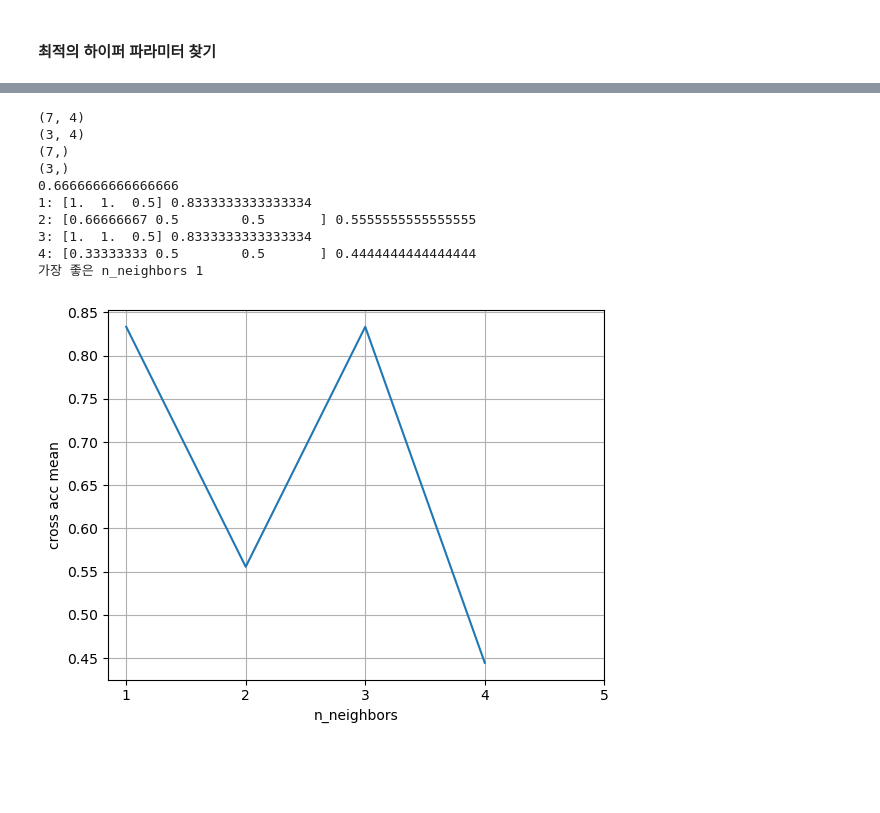
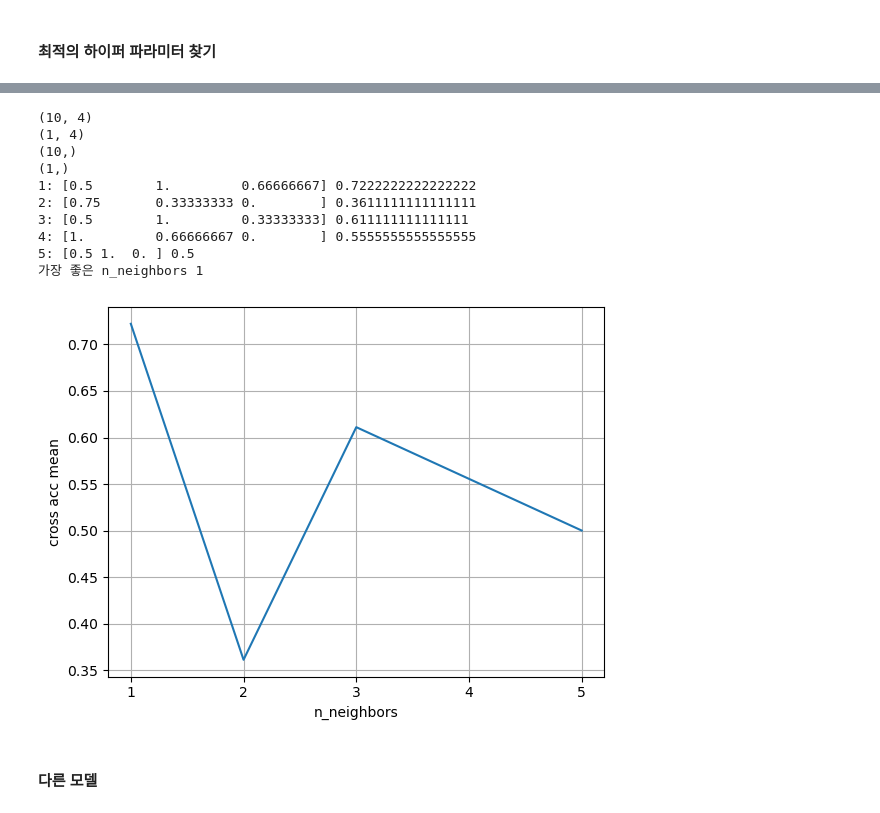
Before and after one commit to 2024-AISCHOOL-IOT/Doourbest, a Jupyter notebook: contrast/10경기를 통한 결과 예측.ipynb, the cells around one changed output, grey strips where cells are left out. Cells and saved outputs as stored; diff of their text form; code cells hidden in the pictures; blank space fills up the shorter version.

```diff
--- a/contrast/10경기 결과 예측.ipynb
+++ b/contrast/10경기를 통한 결과 예측.ipynb
@@ -148,11 +149,15 @@ from sklearn.model_selection import train_test_split, cross_val_score
 from sklearn.neighbors import KNeighborsClassifier # knn 분류 모델
 # %%
 # 문제와 답 (열 분리)
-X = df[['FG_PCT_H','FG_PCT_A','FG_PCT_H','FG_PCT_A']]
-y = df['HT_W']
+X = df[['FG_PCT_H','FG_PCT_A','FT_PCT_H','FT_PCT_A']]
+y = df['FT_W']
 # %%
 # 훈련셋과 테스트셋 분리 (행 분리)
-X_train, X_test, y_train, y_test = train_test_split(X, y, test_size=0.25, random_state=4)
+# X_train, X_test, y_train, y_test = train_test_split(X, y, test_size=0.25, random_state=4)
+X_train = X.iloc[1:,:]
+X_test = X.iloc[:1,:]
+y_train = y.iloc[1:]
+y_test = y.iloc[:1]
 print(X_train.shape)
 print(X_test.shape)
 print(y_train.shape)
@@ -213,7 +218,7 @@ ValueError: Expected n_neighbors <= n_samples_fit, but n_neighbors = 9, n_sample
 K_lst = []
 for k in range(1,6):
     knn_model = KNeighborsClassifier(n_neighbors=k)
-    knn_result = cross_val_score(knn_model, X_train, y_train, cv=5)
+    knn_result = cross_val_score(knn_model, X_train, y_train, cv=2)
     print(f'{k}:', knn_result, knn_result.mean())
     K_lst.append(knn_result.mean())
 print(f"가장 좋은 n_neighbors {K_lst.index(max(K_lst))+1}")
@@ -242,73 +247,79 @@ df1=data2[(data2['TEAM_ID_home']==1610612759)&(data2['TEAM_ID_away']==1610612764
 df2=data2[(data2['TEAM_ID_away']==1610612759)&(data2['TEAM_ID_home']==1610612764)]
 df_date=pd.concat([df1['GAME_DATE_EST'],df2['GAME_DATE_EST']]).sort_index(ascending=True)
 df_date
-
-df=pd.DataFrame({'GAME_DATE_EST':[],'HT_ID':[],'AT_ID':[],'FG_PCT_H':[],'FG_PCT_A':[],'FT_PCT_H':[],'FT_PCT_A':[],
-                 'HT_W':[]})
+# df=pd.DataFrame({'HT_ID':[],'AT_ID':[],'HTW':[]})
+df=pd.DataFrame({'GAME_DATE_EST':[],'FT_ID':[],'ST_ID':[],'FG_PCT_H':[],'FG_PCT_A':[],'FT_PCT_H':[],'FT_PCT_A':[],
+                 'FT_W':[]})
 cnt=0
 for date in df_date:
     if date in df1['GAME_DATE_EST'].values:
         df1_=df1[df1['GAME_DATE_EST']==date]
-        new = {'GAME_DATE_EST':date,'HT_ID':df1_['TEAM_ID_home'].values[0],'AT_ID':df1_['TEAM_ID_away'].values[0],
+        new = {'GAME_DATE_EST':date,'FT_ID':df1_['TEAM_ID_home'].values[0],'ST_ID':df1_['TEAM_ID_away'].values[0],
                'FG_PCT_H':df1_['FG_PCT_home'].values[0],'FG_PCT_A':df1_['FG_PCT_away'].values[0],
                'FT_PCT_H':df1_['FT_PCT_home'].values[0],'FT_PCT_A':df1_['FT_PCT_away'].values[0],
-               'HT_W':df1_['HOME_TEAM_WINS'].values[0]}
+               'FT_W':df1_['HOME_TEAM_WINS'].values[0]}
         df=pd.concat([df,pd.DataFrame([new])], ignore_index=True)
     elif date in df2['GAME_DATE_EST'].values:
         df2_=df2[df2['GAME_DATE_EST']==date]
-        new = {'GAME_DATE_EST':date,'HT_ID':df2_['TEAM_ID_away'].values[0],'AT_ID':df2_['TEAM_ID_home'].values[0],
+        new = {'GAME_DATE_EST':date,'FT_ID':df2_['TEAM_ID_away'].values[0],'ST_ID':df2_['TEAM_ID_home'].values[0],
                'FG_PCT_H':df2_['FG_PCT_away'].values[0],'FG_PCT_A':df2_['FG_PCT_home'].values[0],
                'FT_PCT_H':df2_['FT_PCT_away'].values[0],'FT_PCT_A':df2_['FT_PCT_home'].values[0],
-               'HT_W':0}
+               'FT_W':0}
         df=pd.concat([df,pd.DataFrame([new])], ignore_index=True)
     cnt+=1
-    if cnt>=10:
+    if cnt>=10+1:#10+1 테스트:예측을 할 경기를 0번 행으로 한다.
         break
 df
 
 # 문제와 답 (열 분리)
-X = df[['FG_PCT_H','FG_PCT_A','FG_PCT_H','FG_PCT_A']]
-y = df['HT_W']
+X = df[['FG_PCT_H','FG_PCT_A','FT_PCT_H','FT_PCT_A']]
+y = df['FT_W']
 # 훈련셋과 테스트셋 분리 (행 분리)
-X_train, X_test, y_train, y_test = train_test_split(X, y, test_size=0.25, random_state=4)
+# X_train, X_test, y_train, y_test = train_test_split(X, y, test_size=0.25, random_state=4)
+X_train = X.iloc[1:,:]
+X_test = X.iloc[:1,:]
+y_train = y.iloc[1:]
+y_test = y.iloc[:1]
 print(X_train.shape)
 print(X_test.shape)
 print(y_train.shape)
 print(y_test.shape)
 # 모델 객체 생성 (+ 하이퍼 파라미터 설정)
 knn_model = KNeighborsClassifier(n_neighbors=5)
 # 모델 학습
 knn_model.fit(X_train,y_train)
 # 모델 예측
-print(knn_model.score(X_test,y_test))
+knn_model.score(X_test,y_test)
 
 # 최적의 파라미터 찾기
 K_lst = []
-for k in range(1,5):
+for k in range(1,6):
     knn_model = KNeighborsClassifier(n_neighbors=k)
-    knn_result = cross_val_score(knn_model, X_train, y_train, cv=3)#에러 때문에
+    knn_result = cross_val_score(knn_model, X_train, y_train, cv=3)
     print(f'{k}:', knn_result, knn_result.mean())
     K_lst.append(knn_result.mean())
 print(f"가장 좋은 n_neighbors {K_lst.index(max(K_lst))+1}")
 # 시각화
 # 추이 - 선그래프
-plt.plot(range(1,5), K_lst)
+plt.plot(range(1,6), K_lst)
 plt.xlabel('n_neighbors')
 plt.xticks(range(1,6,1))
 plt.ylabel('cross acc mean')
 plt.grid()
 # plt.xlim(600,800)
 # plt.ylim(0.687,0.692)
 plt.show()
 # %% [output]
-(7, 4)
-(3, 4)
-(7,)
-(3,)
-0.6666666666666666
-1: [1.  1.  0.5] 0.8333333333333334
-2: [0.66666667 0.5        0.5       ] 0.5555555555555555
-3: [1.  1.  0.5] 0.8333333333333334
-4: [0.33333333 0.5        0.5       ] 0.4444444444444444
+(10, 4)
+(1, 4)
+(10,)
+(1,)
+1: [0.5        1.         0.66666667] 0.7222222222222222
+2: [0.75       0.33333333 0.        ] 0.3611111111111111
+3: [0.5        1.         0.33333333] 0.611111111111111
+4: [1.         0.66666667 0.        ] 0.5555555555555555
+5: [0.5 1.  0. ] 0.5
 가장 좋은 n_neighbors 1
-[figure, old version]
+[figure, new version]
+# %% [markdown]
+#### 다른 모델
```
Also changed, not shown: parts of 8 cells of this notebook.
